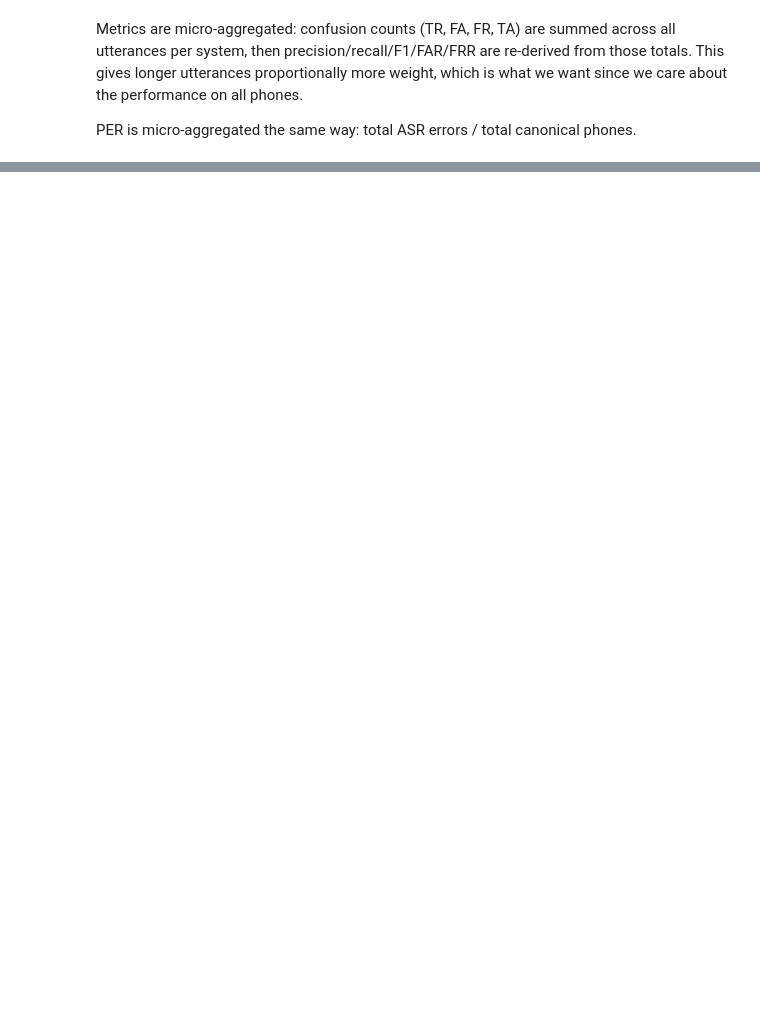
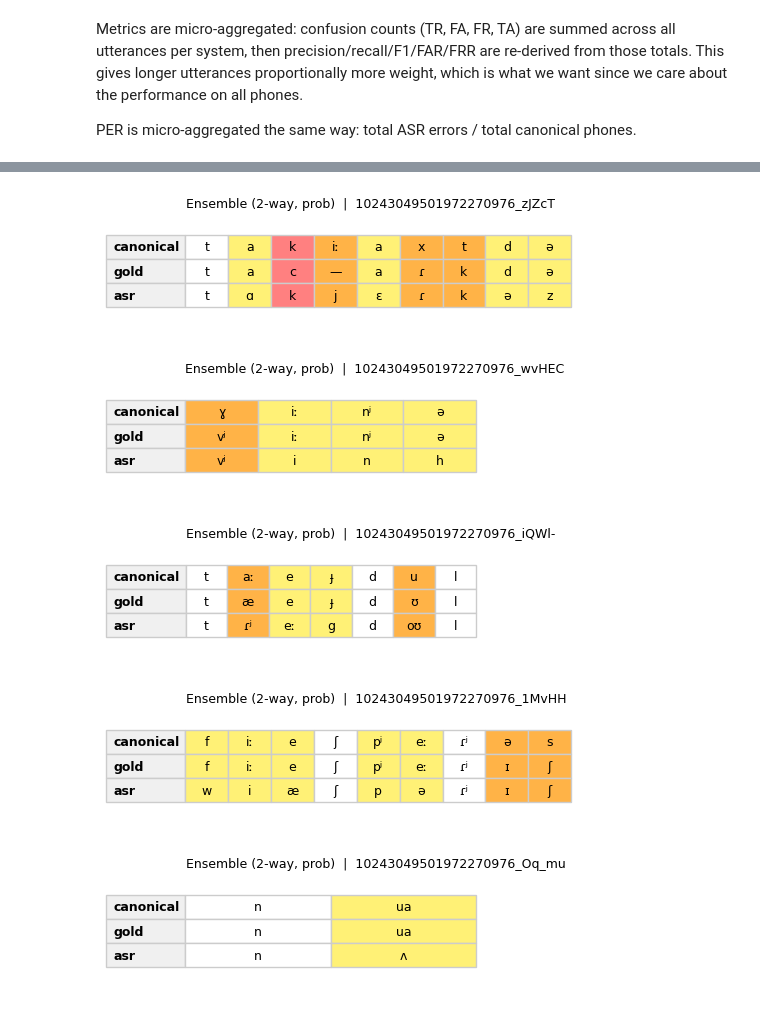
Before and after one commit to linkofchain/ThesisProject, a Jupyter notebook: scripts/eval/full_evaluation.ipynb, the cells around one changed output, grey strips where cells are left out. Cells and saved outputs as stored; diff of their text form; code cells hidden in the pictures; blank space fills up the shorter version.

```diff
--- a/scripts/eval/full_evaluation.ipynb
+++ b/scripts/eval/full_evaluation.ipynb
@@ -592,4 +135,4 @@ audio_id: 10045899353945045473_AwQBn
 # %%
 # inspect all records for a system
-for r in l2_records:
-    show_alignment_html(r)
+#for r in active_systems['L2 model (paired)']:
+#    show_alignment_html(r)
@@ -664,21 +207,21 @@ agg_df
 # statistical significance testing using mcnemar
 from scripts.eval.eval import mcnemar_mdd
 
-baseline = irish_only_records
+baseline    = active_systems['Irish only (baseline)']
 comparisons = {
-    "Ensemble (2-way)":         ensemble_2way_records,
-    "Ensemble (2-way, pooled)": ensemble_2way_pooled_records,
-    "Ensemble (3-way)":         ensemble_3way_records,
-    "Ensemble (3-way, pooled)": ensemble_3way_pooled_records,
-    "L2 synth model": l2_records,
+    'Ensemble (2-way, gibbs)':         active_systems.get('Ensemble (2-way, gibbs)'),
+    'Ensemble (2-way, gibbs+pooled)':  active_systems.get('Ensemble (2-way, gibbs+pooled)'),
+    'Ensemble (3-way, gibbs)':         active_systems.get('Ensemble (3-way, gibbs)'),
+    'Ensemble (3-way, gibbs+pooled)':  active_systems.get('Ensemble (3-way, gibbs+pooled)'),
+    'L2 model (paired)':               active_systems.get('L2 model (paired)'),
 }
 
-print(f"{'System':<30}  {'b':>5}  {'c':>5}  {'p-value':>10}")
-print("-" * 55)
+print(f"{'System':<35}  {'b':>5}  {'c':>5}  {'p-value':>10}")
+print('-' * 60)
 for name, sys_records in comparisons.items():
     if sys_records is None:
         continue
     res = mcnemar_mdd(sys_records, baseline)
-    sig = "*" if res['pvalue'] < 0.05 else ""
-    print(f"{name:<30}  {res['b']:>5}  {res['c']:>5}  {res['pvalue']:>10.4f} {sig}")
+    sig = '*' if res['pvalue'] < 0.05 else ''
+    print(f"{name:<35}  {res['b']:>5}  {res['c']:>5}  {res['pvalue']:>10.4f} {sig}")
 # %% [output]
@@ -709,12 +235,12 @@ ensemble_2way_records[0]
 # %%
-for i, r in enumerate(ensemble_2way_records):
+for i, r in enumerate(active_systems['Ensemble (2-way, gibbs)']):
     lc, la = len(r['canonical']), len(r['asr'])
     if lc != la:
         print(f"[{i}] {r['audio_id']}: canonical={lc}, asr={la}")
 # %%
 from scripts.eval.eval import align_phones
 
-for r_ens, r_base in zip(ensemble_2way_records, irish_only_records):
+for r_ens, r_base in zip(active_systems['Ensemble (2-way, gibbs)'], active_systems['Irish only (baseline)']):
     gt   = get_canonical_labels(r_ens['canonical'], r_ens['gold'])
     p_e  = get_canonical_labels(r_ens['canonical'], r_ens['asr'])
     p_b  = get_canonical_labels(r_base['canonical'], r_base['asr'])
@@ -927,0 +1154,18 @@ plt.show()
+# %%
+# Adjust indices to find illustrative examples
+ALIGN_SYSTEM = 'Ensemble (2-way, prob)'#'L2 model (paired)'
+n =35
+
+for idx in range(n,min(n+5, len(active_systems[ALIGN_SYSTEM]))):
+    r = active_systems[ALIGN_SYSTEM][idx]
+    plot_alignment_table(
+        r,
+        title=f"{ALIGN_SYSTEM}  |  {r['audio_id']}",
+        save=f'alignment_{ALIGN_SYSTEM}_{idx}',
+    )
+# %% [output]
+[figure, added]
+[figure, added]
+[figure, added]
+[figure, added]
+[figure, added]
```
Also changed, not shown: parts of 96 cells of this notebook, 3 other files.
